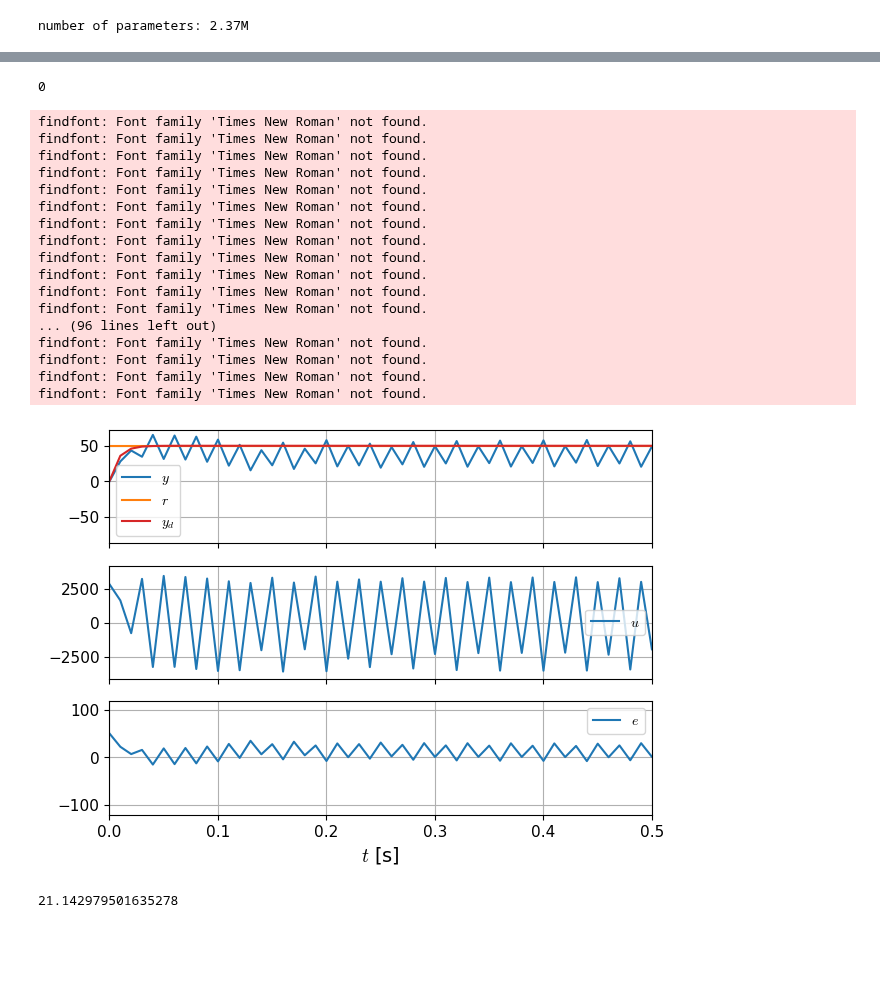
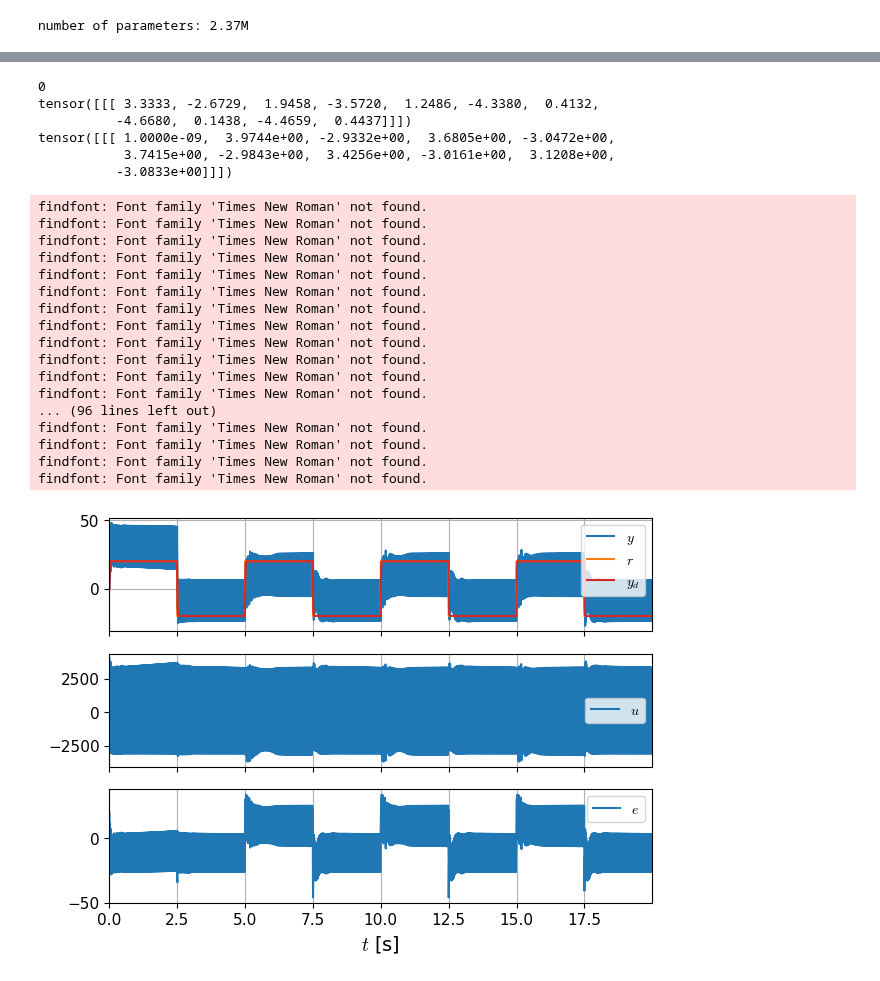
Before and after one commit to buswayne/sysid-transformers-control, a Jupyter notebook: control/test_meta_controller_simple_example_1.ipynb, the cells around one changed output, grey strips where cells are left out. Saved outputs shown, nothing was run; the diff lists cells and outputs as text; code cells hidden in the pictures; blank space fills up the shorter version.

```diff
--- a/control/test_meta_controller_simple_example_1.ipynb
+++ b/control/test_meta_controller_simple_example_1.ipynb
@@ -163,14 +163,14 @@ M = M * (1 + 1e-2 * (tau / (2 * np.pi)) * s)  # add a high freq zero for inversi
 if step_reference:
     t_CL = np.arange(0, 20, Ts)
     r = np.zeros(t_CL.shape)
-    r[t_CL < 2.5] = 50
-    r[(t_CL >= 2.5) & (t_CL < 5)] = -50
-    r[(t_CL >= 5) & (t_CL < 7.5)] = 50
-    r[(t_CL >= 7.5) & (t_CL < 10)] = -50
-    r[(t_CL >= 10) & (t_CL < 12.5)] = 50
-    r[(t_CL >= 12.5) & (t_CL < 15)] = -50
-    r[(t_CL >= 15) & (t_CL < 17.5)] = 50
-    r[(t_CL >= 17.5) & (t_CL < 20)] = -50
+    r[t_CL < 2.5] = 20
+    r[(t_CL >= 2.5) & (t_CL < 5)] = -20
+    r[(t_CL >= 5) & (t_CL < 7.5)] = 20
+    r[(t_CL >= 7.5) & (t_CL < 10)] = -20
+    r[(t_CL >= 10) & (t_CL < 12.5)] = 20
+    r[(t_CL >= 12.5) & (t_CL < 15)] = -20
+    r[(t_CL >= 15) & (t_CL < 17.5)] = 20
+    r[(t_CL >= 17.5) & (t_CL < 20)] = -20
 
 else:
     tmp_ds = SimpleExample1Dataset(seq_len=500, normalize=False, return_y=True)
@@ -233,6 +233,10 @@ with torch.no_grad():
             e = torch.cat((e,e_i),2)
             u = torch.cat((u,u_i_prev),2)
 
+            if i == 10:
+               print(e)
+               print(u)
+
             #print(e.shape)
             # e = e_i
             # u = torch.Tensor([[[u_i]]])
@@ -256,6 +260,11 @@ with torch.no_grad():
             y_i = y_i[-1]
 # %% [output]
 0
+tensor([[[ 3.3333, -2.6729,  1.9458, -3.5720,  1.2486, -4.3380,  0.4132,
+          -4.6680,  0.1438, -4.4659,  0.4437]]])
+tensor([[[ 1.0000e-09,  3.9744e+00, -2.9332e+00,  3.6805e+00, -3.0472e+00,
+           3.7415e+00, -2.9843e+00,  3.4256e+00, -3.0161e+00,  3.1208e+00,
+          -3.0833e+00]]])
 # %%
 fig = plt.figure(figsize=(7, 5))
 ax1 = plt.subplot(311)
@@ -264,45 +273,43 @@ plt.plot(t_CL, y_log[0,:].T, label="$y$", c='tab:blue', alpha=1)
 plt.plot(t_CL, r, label="$r$", c='tab:orange')
 plt.plot(t_CL, y_d, label="$y_d$", c='tab:red')
 plt.legend()
-plt.xlim([0, 0.5])
+#plt.xlim([0, 0.5])
 plt.tick_params('x', labelbottom=False)
 
 ax2 = plt.subplot(312, sharex=ax1)
 plt.plot(t_CL, u_log[0,:].T, c='tab:blue', alpha=1)
 plt.legend(['$u$'])
 plt.tick_params('x', labelbottom=False)
 
 ax3 = plt.subplot(313, sharex=ax1)
 plt.plot(t_CL, e_log[0,:].T, c='tab:blue', alpha=1)
 plt.xlabel('$t$ [s]')
 plt.legend(['$e$'])
 
 # plt.savefig('transformer_controller.pdf')
 
 plt.show()
 # %% [output]
 findfont: Font family 'Times New Roman' not found.
 findfont: Font family 'Times New Roman' not found.
 findfont: Font family 'Times New Roman' not found.
 findfont: Font family 'Times New Roman' not found.
 findfont: Font family 'Times New Roman' not found.
 findfont: Font family 'Times New Roman' not found.
 findfont: Font family 'Times New Roman' not found.
 findfont: Font family 'Times New Roman' not found.
 findfont: Font family 'Times New Roman' not found.
 findfont: Font family 'Times New Roman' not found.
 findfont: Font family 'Times New Roman' not found.
 findfont: Font family 'Times New Roman' not found.
 ... (96 lines left out)
 findfont: Font family 'Times New Roman' not found.
 findfont: Font family 'Times New Roman' not found.
 findfont: Font family 'Times New Roman' not found.
 findfont: Font family 'Times New Roman' not found.
-[figure, old version]
+[figure, new version]
 # %%
 from sklearn.metrics import mean_squared_error as mse
 np.sqrt(mse(r, y_log[0,:]))
-# %% [output]
-21.142979501635278
 # %%
 plt.subplot(211)
```
Also changed, not shown: parts of 2 cells of this notebook, 5 other files.
